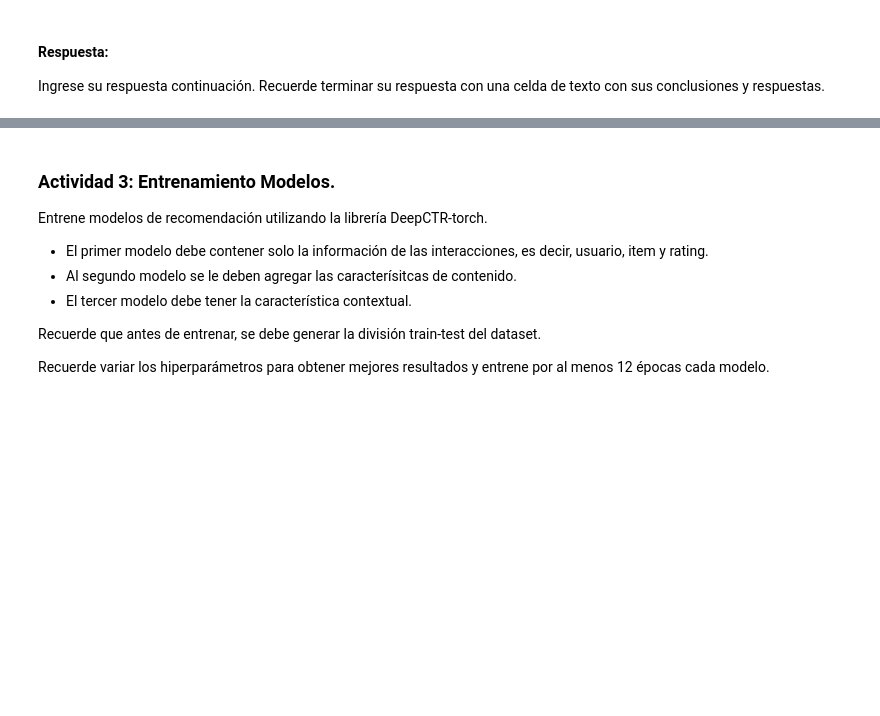
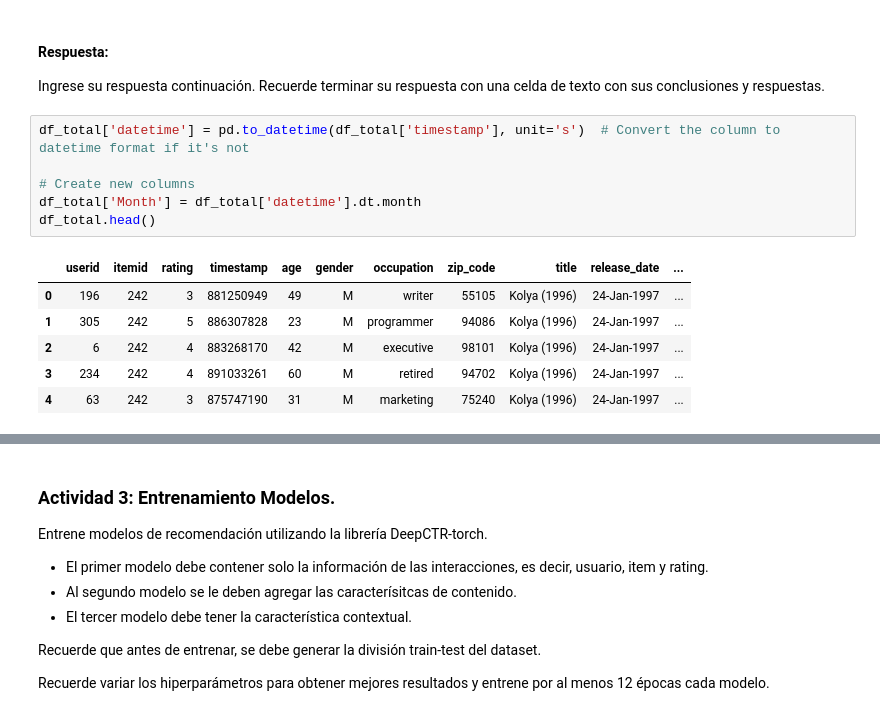
Before and after one commit to igmendozac/Sistemas_Recomendadores, a Jupyter notebook: Notebooks/Tarea_3{Ivan}_{Mendoza}_{Sebastian}_{Castelblanco}.ipynb, the cells around one changed output, grey strips where cells are left out. Saved outputs shown, nothing was run; the diff lists cells and outputs as text; blank space fills up the shorter version.

```diff
--- a/Notebooks/Tarea_3{Ivan}_{Mendoza}_{Sebastian}_{Castelblanco}.ipynb
+++ b/Notebooks/Tarea_3{Ivan}_{Mendoza}_{Sebastian}_{Castelblanco}.ipynb
@@ -214,3 +210,16 @@ En el ejemplo del tutorial, se generó a partir del timestamp una característic
 #### Respuesta:
 
 Ingrese su respuesta continuación. Recuerde terminar su respuesta con una celda de texto con sus conclusiones y respuestas.
+# %%
+df_total['datetime'] = pd.to_datetime(df_total['timestamp'], unit='s')  # Convert the column to datetime format if it's not
+
+# Create new columns
+df_total['Month'] = df_total['datetime'].dt.month
+df_total.head()
+# %% [output]
+|  | userid | itemid | rating | timestamp | age | gender | occupation | zip_code | title | release_date | ... |
+| 0 | 196 | 242 | 3 | 881250949 | 49 | M | writer | 55105 | Kolya (1996) | 24-Jan-1997 | ... |
+| 1 | 305 | 242 | 5 | 886307828 | 23 | M | programmer | 94086 | Kolya (1996) | 24-Jan-1997 | ... |
+| 2 | 6 | 242 | 4 | 883268170 | 42 | M | executive | 98101 | Kolya (1996) | 24-Jan-1997 | ... |
+| 3 | 234 | 242 | 4 | 891033261 | 60 | M | retired | 94702 | Kolya (1996) | 24-Jan-1997 | ... |
+| 4 | 63 | 242 | 3 | 875747190 | 31 | M | marketing | 75240 | Kolya (1996) | 24-Jan-1997 | ... |
```
Also changed, not shown: parts of 6 cells of this notebook.
